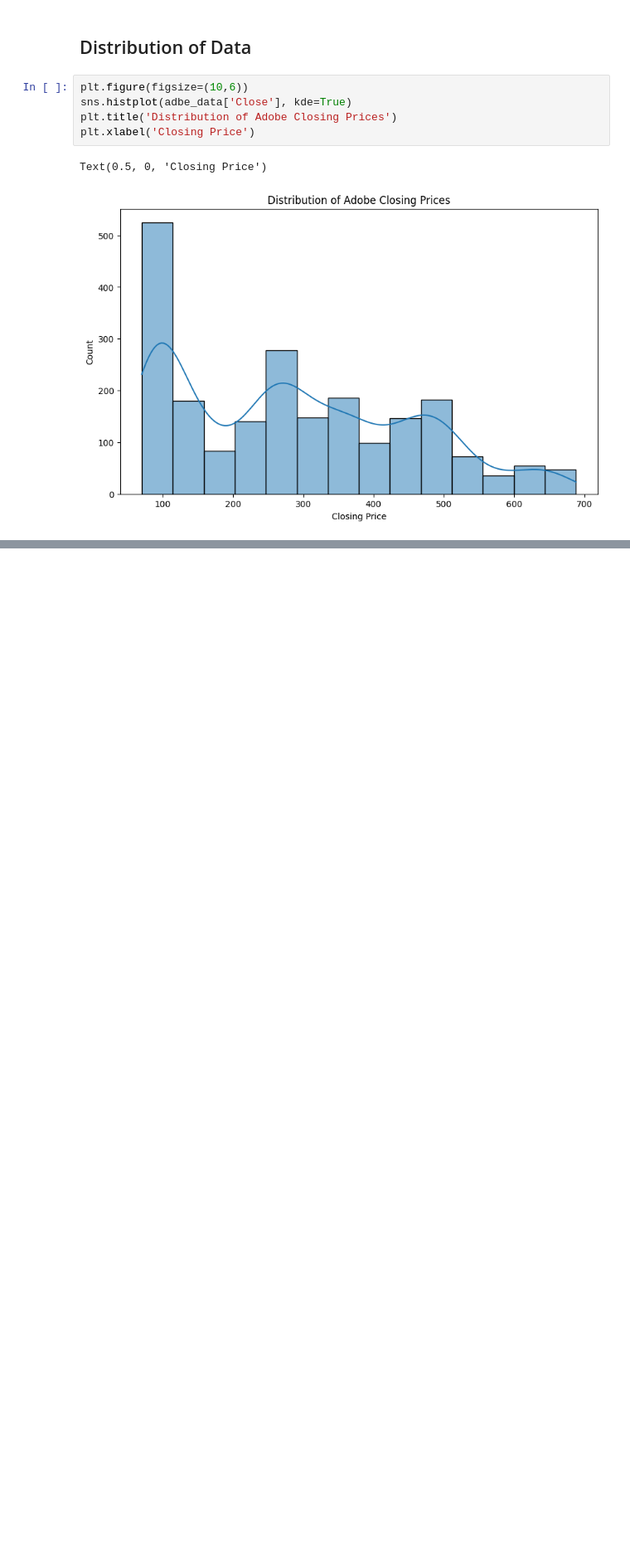
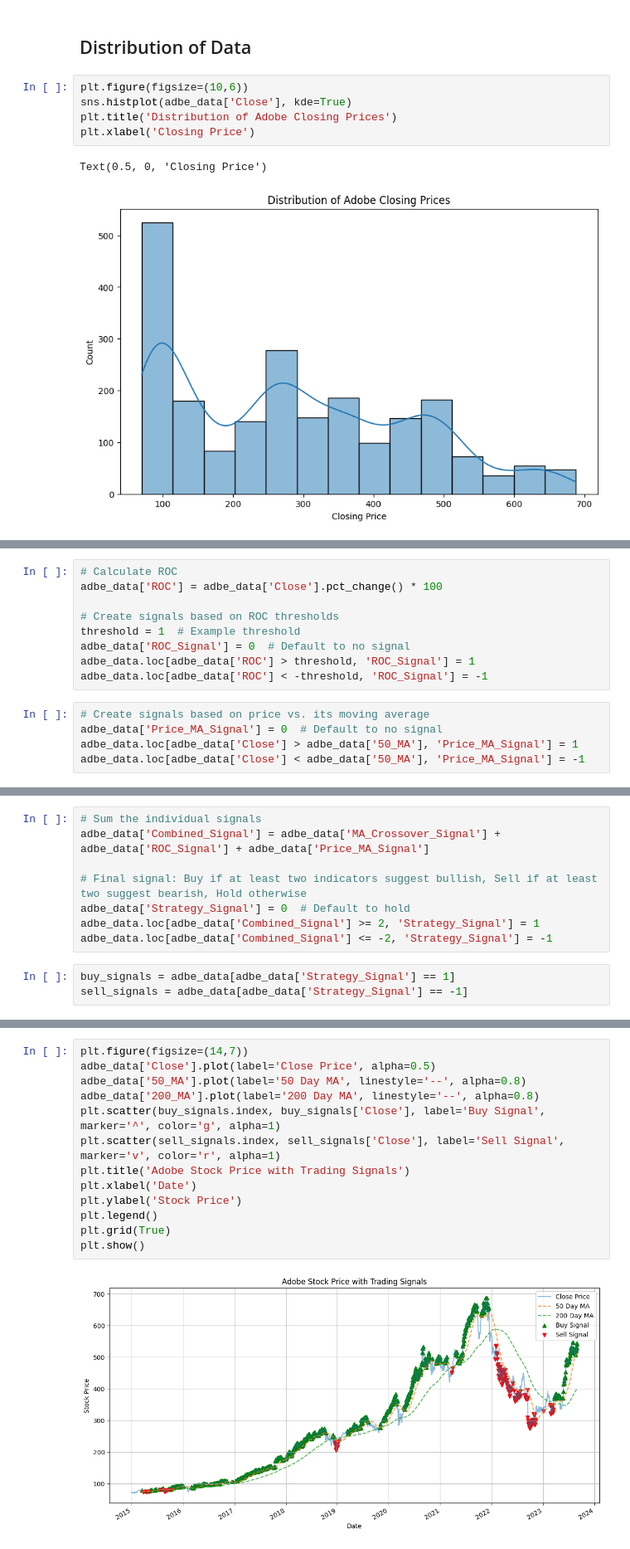
Before and after one commit to SamSilmarilData/stock-analysis-ML, a Jupyter notebook: Notebook.ipynb, the cells around one changed output, grey strips where cells are left out. Shown at 83% size. Saved outputs shown, nothing was run; the diff lists cells and outputs as text; blank space fills up the shorter version.

Commit message:
implemented strategy 1

```diff
--- a/Notebook.ipynb
+++ b/Notebook.ipynb
@@ -172,0 +249,14 @@ Text(0.5, 0, 'Closing Price')
+# %%
+# Calculate ROC
+adbe_data['ROC'] = adbe_data['Close'].pct_change() * 100
+
+# Create signals based on ROC thresholds
+threshold = 1  # Example threshold
+adbe_data['ROC_Signal'] = 0  # Default to no signal
+adbe_data.loc[adbe_data['ROC'] > threshold, 'ROC_Signal'] = 1
+adbe_data.loc[adbe_data['ROC'] < -threshold, 'ROC_Signal'] = -1
+# %%
+# Create signals based on price vs. its moving average
+adbe_data['Price_MA_Signal'] = 0  # Default to no signal
+adbe_data.loc[adbe_data['Close'] > adbe_data['50_MA'], 'Price_MA_Signal'] = 1
+adbe_data.loc[adbe_data['Close'] < adbe_data['50_MA'], 'Price_MA_Signal'] = -1
@@ -172,0 +265,11 @@ Text(0.5, 0, 'Closing Price')
+# %%
+# Sum the individual signals
+adbe_data['Combined_Signal'] = adbe_data['MA_Crossover_Signal'] + adbe_data['ROC_Signal'] + adbe_data['Price_MA_Signal']
+
+# Final signal: Buy if at least two indicators suggest bullish, Sell if at least two suggest bearish, Hold otherwise
+adbe_data['Strategy_Signal'] = 0  # Default to hold
+adbe_data.loc[adbe_data['Combined_Signal'] >= 2, 'Strategy_Signal'] = 1
+adbe_data.loc[adbe_data['Combined_Signal'] <= -2, 'Strategy_Signal'] = -1
+# %%
+buy_signals = adbe_data[adbe_data['Strategy_Signal'] == 1]
+sell_signals = adbe_data[adbe_data['Strategy_Signal'] == -1]
@@ -172,0 +278,15 @@ Text(0.5, 0, 'Closing Price')
+# %%
+plt.figure(figsize=(14,7))
+adbe_data['Close'].plot(label='Close Price', alpha=0.5)
+adbe_data['50_MA'].plot(label='50 Day MA', linestyle='--', alpha=0.8)
+adbe_data['200_MA'].plot(label='200 Day MA', linestyle='--', alpha=0.8)
+plt.scatter(buy_signals.index, buy_signals['Close'], label='Buy Signal', marker='^', color='g', alpha=1)
+plt.scatter(sell_signals.index, sell_signals['Close'], label='Sell Signal', marker='v', color='r', alpha=1)
+plt.title('Adobe Stock Price with Trading Signals')
+plt.xlabel('Date')
+plt.ylabel('Stock Price')
+plt.legend()
+plt.grid(True)
+plt.show()
+# %% [output]
+[figure, added]
```
Also changed, not shown: parts of 11 cells of this notebook.
